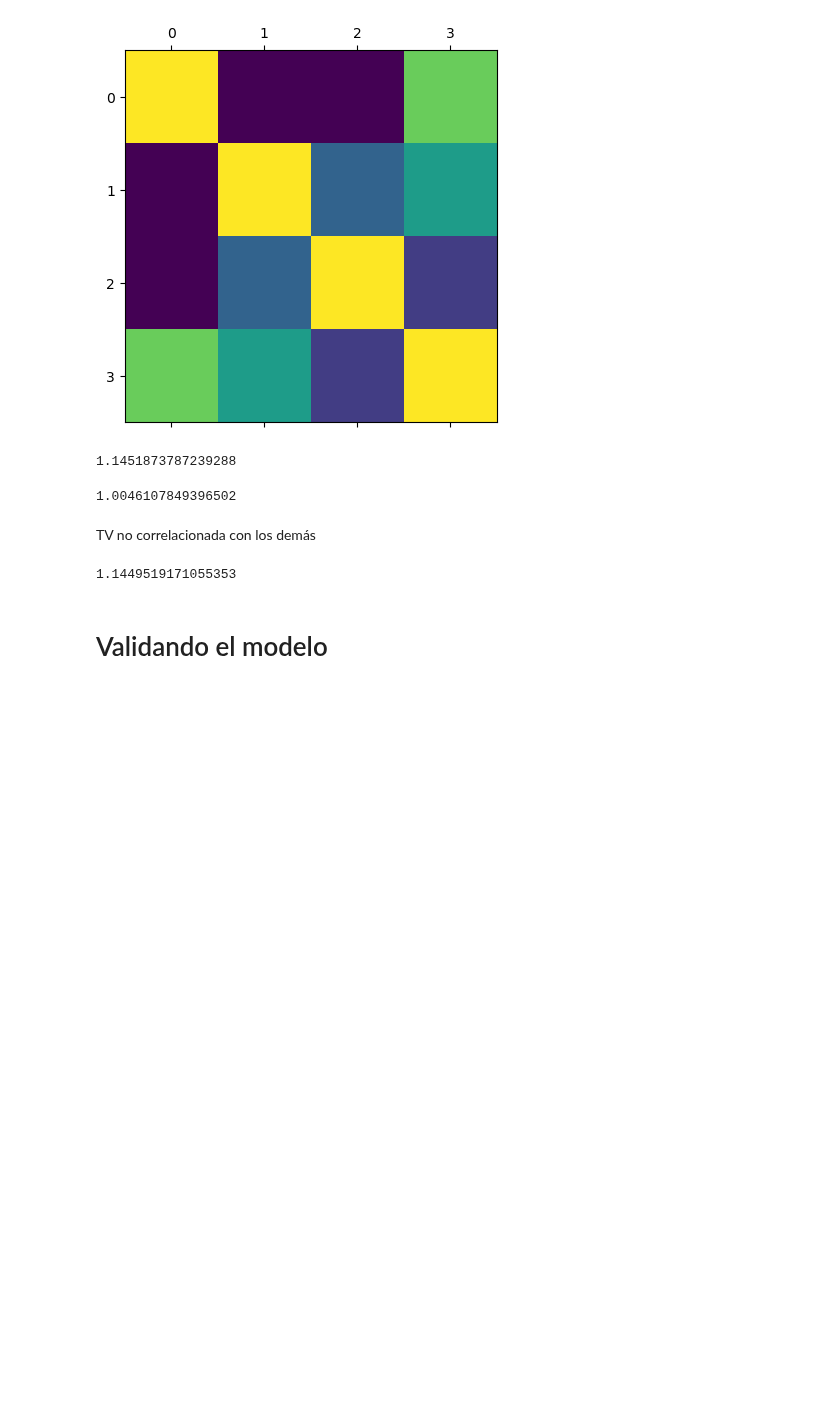
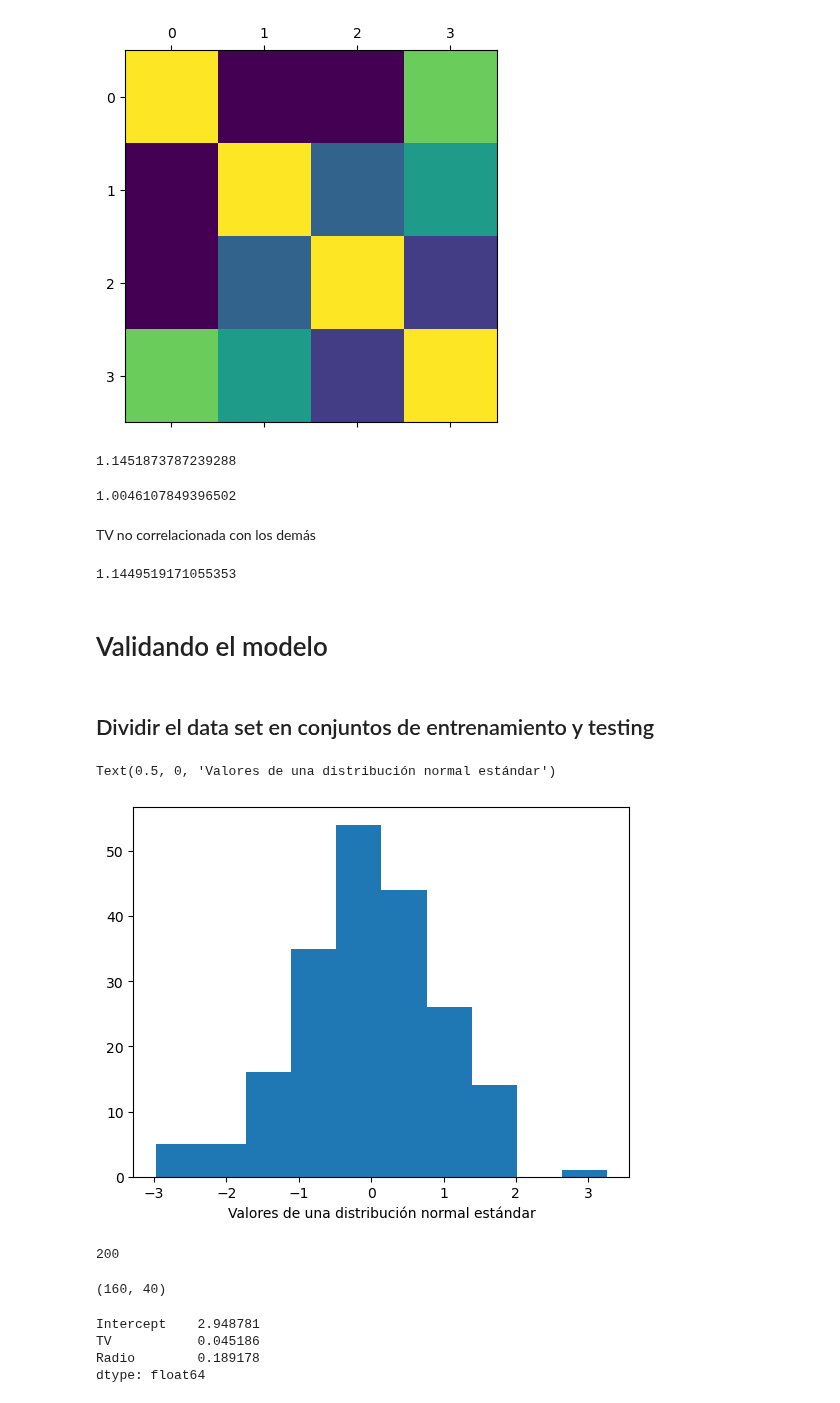
Before and after one commit to Chefi/python-ml-course, a Jupyter notebook: notebooks/Modelos de Regresion en Python Mi Notebook.ipynb, the cells around one changed output. Drawn from its saved outputs; the diff is of its cells as text; code cells hidden in the pictures; blank space fills up the shorter version.

```diff
--- a/notebooks/Modelos de Regresion en Python Mi Notebook.ipynb
+++ b/notebooks/Modelos de Regresion en Python Mi Notebook.ipynb
@@ -394,3 +394,13 @@ import numpy as np
 import matplotlib.pyplot as plt
 
 data = pd.read_csv("../datasets/ads/Advertising.csv")
+# %% [markdown]
+## Dividir el data set en conjuntos de entrenamiento y testing
+# %%
+a = np.random.randn(len(data))
+# %%
+plt.hist(a)
+plt.xlabel("Valores de una distribución normal estándar")
+# %% [output]
+Text(0.5, 0, 'Valores de una distribución normal estándar')
+[figure, added]
@@ -396,0 +411,8 @@ data = pd.read_csv("../datasets/ads/Advertising.csv")
+# %%
+len(training) + len(testing)
+# %% [output]
+200
+# %%
+len(training) , len(testing)
+# %% [output]
+(160, 40)
@@ -396,0 +422,7 @@ data = pd.read_csv("../datasets/ads/Advertising.csv")
+# %%
+lm.params
+# %% [output]
+Intercept    2.948781
+TV           0.045186
+Radio        0.189178
+dtype: float64
```
Also changed, not shown: parts of 27 cells of this notebook.
